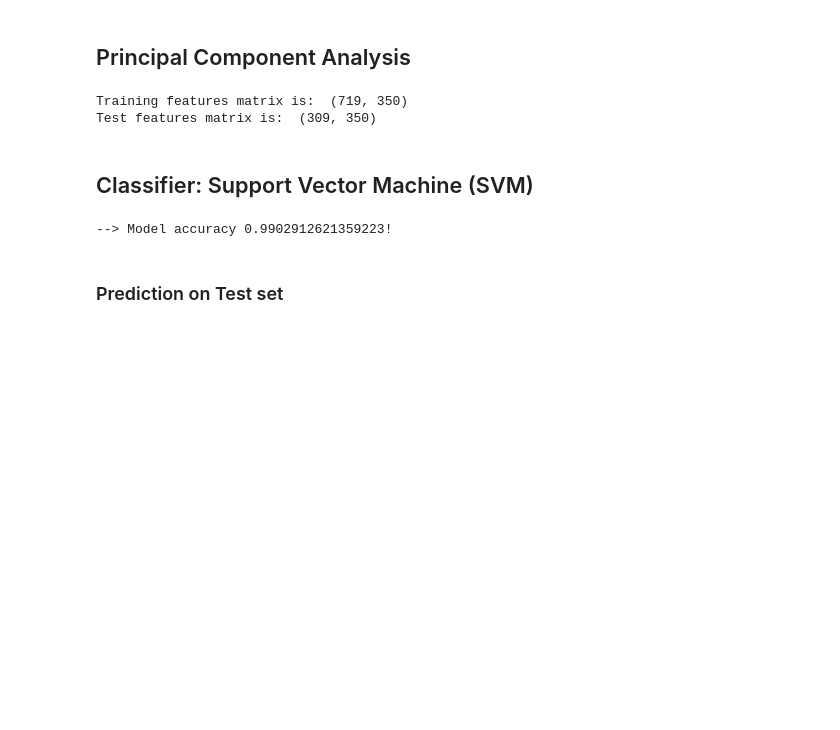
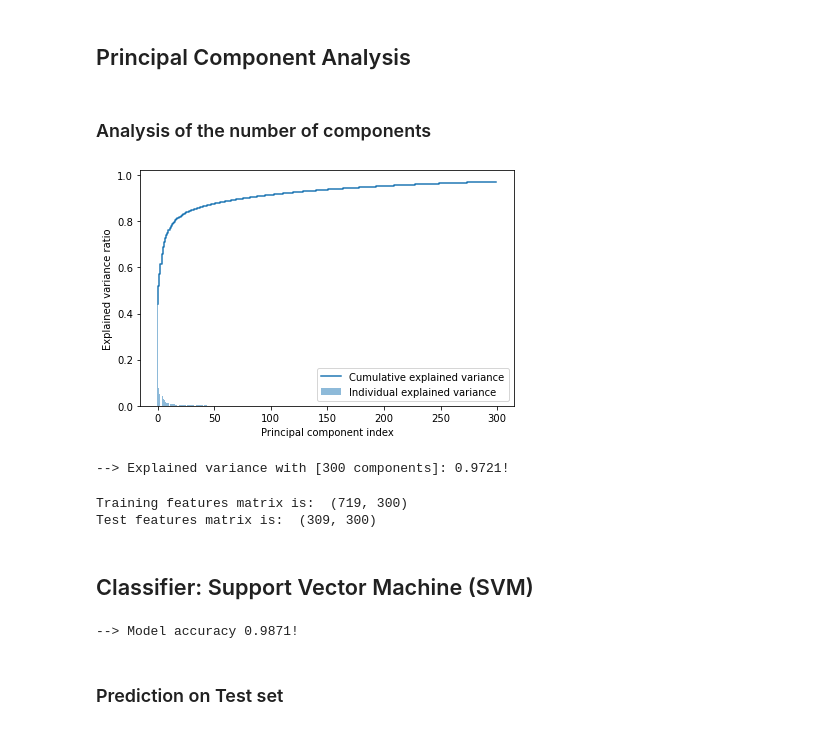
Before and after one commit to helderc/portfolio, a Jupyter notebook: BeeImage/beeimg_hog_pca.ipynb, the cells around one changed output. Cells and saved outputs as stored; diff of their text form; code cells hidden in the pictures; blank space fills up the shorter version.

```diff
--- a/BeeImage/beeimg_hog_pca.ipynb
+++ b/BeeImage/beeimg_hog_pca.ipynb
@@ -260,9 +267,42 @@ Standardized training features matrix shape is:  (719, 31296)
 Standardized test features matrix shape is:  (309, 31296)
 # %% [markdown]
 ## Principal Component Analysis
+# %%
+# PCA
+n_components = 300
+pca = PCA(n_components=n_components)
+# %% [markdown]
+### Analysis of the number of components
+# %%
+data_std = ss.fit_transform(feature_matrix)
+
+X_train_pca = pca.fit_transform(data_std)
+#
+# Determine explained variance using explained_variance_ration_ attribute
+#
+exp_var_pca = pca.explained_variance_ratio_
+#
+# Cumulative sum of eigenvalues; This will be used to create step plot
+# for visualizing the variance explained by each principal component.
+#
+cum_sum_eigenvalues = np.cumsum(exp_var_pca)
+#
+# Create the visualization plot
+#
+plt.bar(range(0,len(exp_var_pca)), exp_var_pca, alpha=0.5, align='center', label='Individual explained variance')
+plt.step(range(0,len(cum_sum_eigenvalues)), cum_sum_eigenvalues, where='mid',label='Cumulative explained variance')
+plt.ylabel('Explained variance ratio')
+plt.xlabel('Principal component index')
+plt.legend(loc='best')
+plt.tight_layout()
+plt.show()
+
+print(f'--> Explained variance with [{n_components} components]: {HIGHLIGHT_ON}{np.max(cum_sum_eigenvalues):.4f}{HIGHLIGHT_OFF}')
+# %% [output]
+[figure, added]
+--> Explained variance with [300 components]: 0.9721!
 # %%
-# Instantiate a PCA object with 350 components
-pca = PCA(n_components=350)
+pca = PCA(n_components=n_components)
 
 # use fit_transform on our standardized training features
 X_train = pca.fit_transform(train_stand)
@@ -274,8 +314,8 @@ X_test = pca.transform(test_stand)
 print('Training features matrix is: ', X_train.shape)
 print('Test features matrix is: ', X_test.shape)
 # %% [output]
-Training features matrix is:  (719, 350)
-Test features matrix is:  (309, 350)
+Training features matrix is:  (719, 300)
+Test features matrix is:  (309, 300)
 # %% [markdown]
 ## Classifier: Support Vector Machine (SVM)
 # %%
@@ -290,9 +330,9 @@ y_pred = svm.predict(X_test)
 
 # calculate accuracy
 accuracy = accuracy_score(y_test, y_pred)
-print(f'--> Model accuracy {HIGHLIGHT_ON}{accuracy}{HIGHLIGHT_OFF}')
+print(f'--> Model accuracy {HIGHLIGHT_ON}{accuracy:.4f}{HIGHLIGHT_OFF}')
 # %% [output]
---> Model accuracy 0.9902912621359223!
+--> Model accuracy 0.9871!
 # %% [markdown]
 ### Prediction on Test set
 # %%
```
Also changed, not shown: parts of 2 cells of this notebook, 1 other file.
